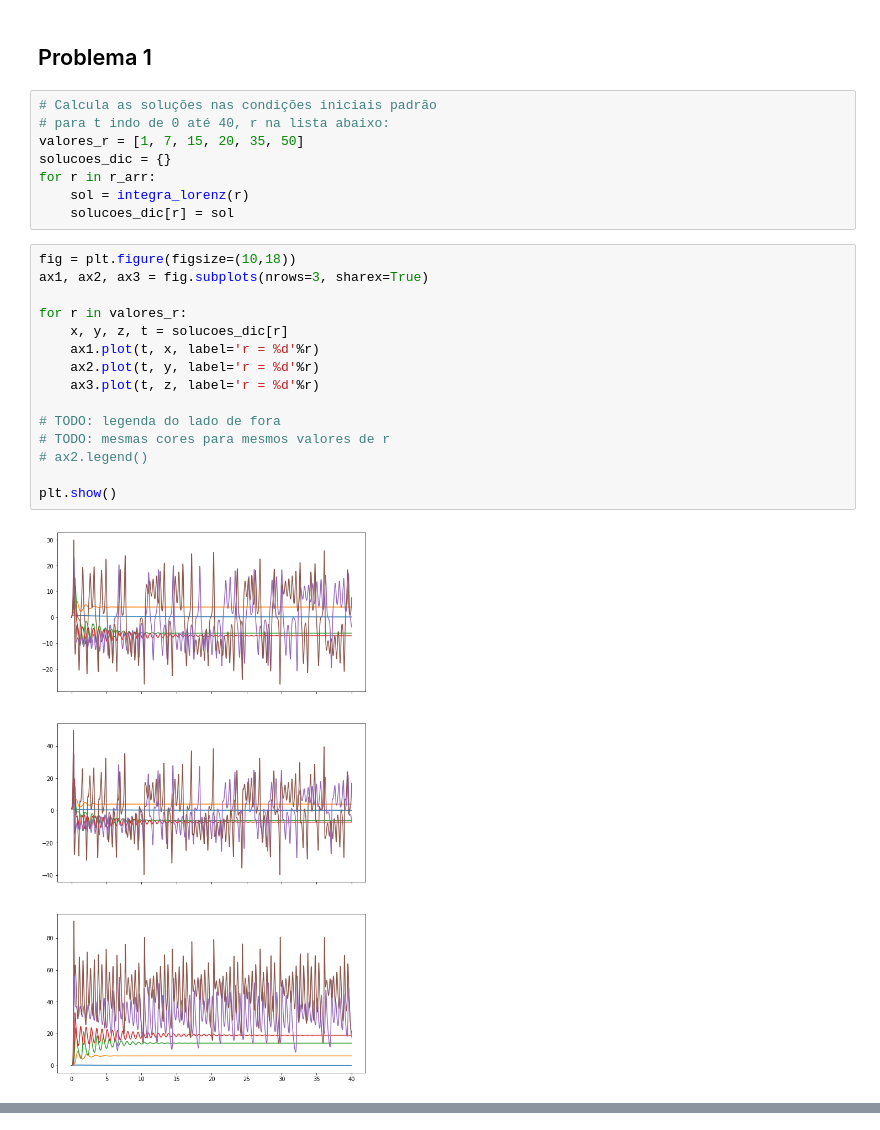
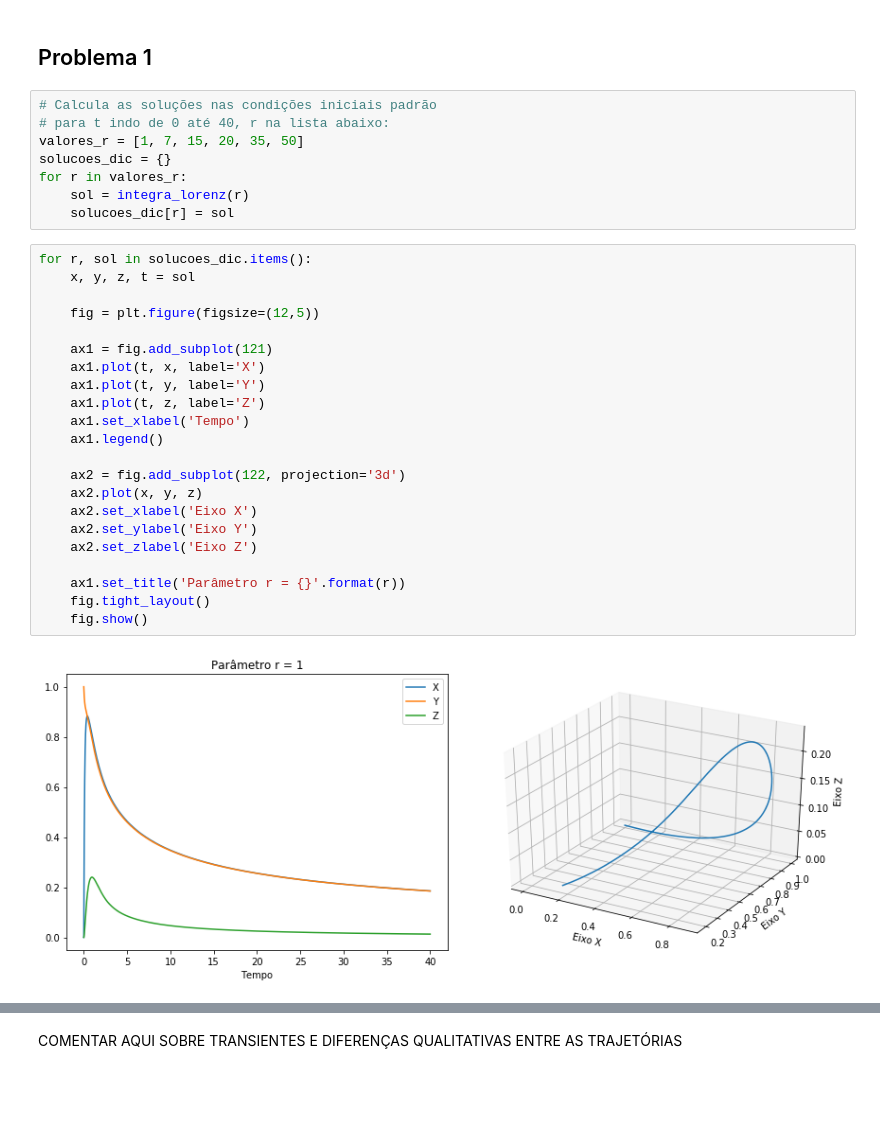
Before and after one commit to solano/mccomp19, a Jupyter notebook: lorenz.ipynb, the cells around one changed output, grey strips where cells are left out. Cells and saved outputs as stored; diff of their text form; blank space fills up the shorter version.

```diff
--- a/lorenz.ipynb
+++ b/lorenz.ipynb
@@ -41,23 +42,30 @@ def integra_lorenz(r, inicial=inicial_padrao, Δt=0.0025, t0=0, tf=40, *params):
 # para t indo de 0 até 40, r na lista abaixo:
 valores_r = [1, 7, 15, 20, 35, 50]
 solucoes_dic = {}
-for r in r_arr:
+for r in valores_r:
     sol = integra_lorenz(r)
     solucoes_dic[r] = sol
-# %%
-fig = plt.figure(figsize=(10,18))
-ax1, ax2, ax3 = fig.subplots(nrows=3, sharex=True)
-
-for r in valores_r:
-    x, y, z, t = solucoes_dic[r]
-    ax1.plot(t, x, label='r = %d'%r)
-    ax2.plot(t, y, label='r = %d'%r)
-    ax3.plot(t, z, label='r = %d'%r)
-
-# TODO: legenda do lado de fora
-# TODO: mesmas cores para mesmos valores de r
-# ax2.legend()
-
-plt.show()
-# %% [output]
-[figure, removed]
+# %%
+for r, sol in solucoes_dic.items():
+    x, y, z, t = sol
+
+    fig = plt.figure(figsize=(12,5))
+
+    ax1 = fig.add_subplot(121)
+    ax1.plot(t, x, label='X')
+    ax1.plot(t, y, label='Y')
+    ax1.plot(t, z, label='Z')
+    ax1.set_xlabel('Tempo')
+    ax1.legend()
+
+    ax2 = fig.add_subplot(122, projection='3d')
+    ax2.plot(x, y, z)
+    ax2.set_xlabel('Eixo X')
+    ax2.set_ylabel('Eixo Y')
+    ax2.set_zlabel('Eixo Z')
+
+    ax1.set_title('Parâmetro r = {}'.format(r))
+    fig.tight_layout()
+    fig.show()
+# %% [output]
+[figure, added]
@@ -63,0 +77,2 @@ plt.show()
+# %% [markdown]
+COMENTAR AQUI SOBRE TRANSIENTES E DIFERENÇAS QUALITATIVAS ENTRE AS TRAJETÓRIAS
```
Also changed, not shown: parts of 2 cells of this notebook.
